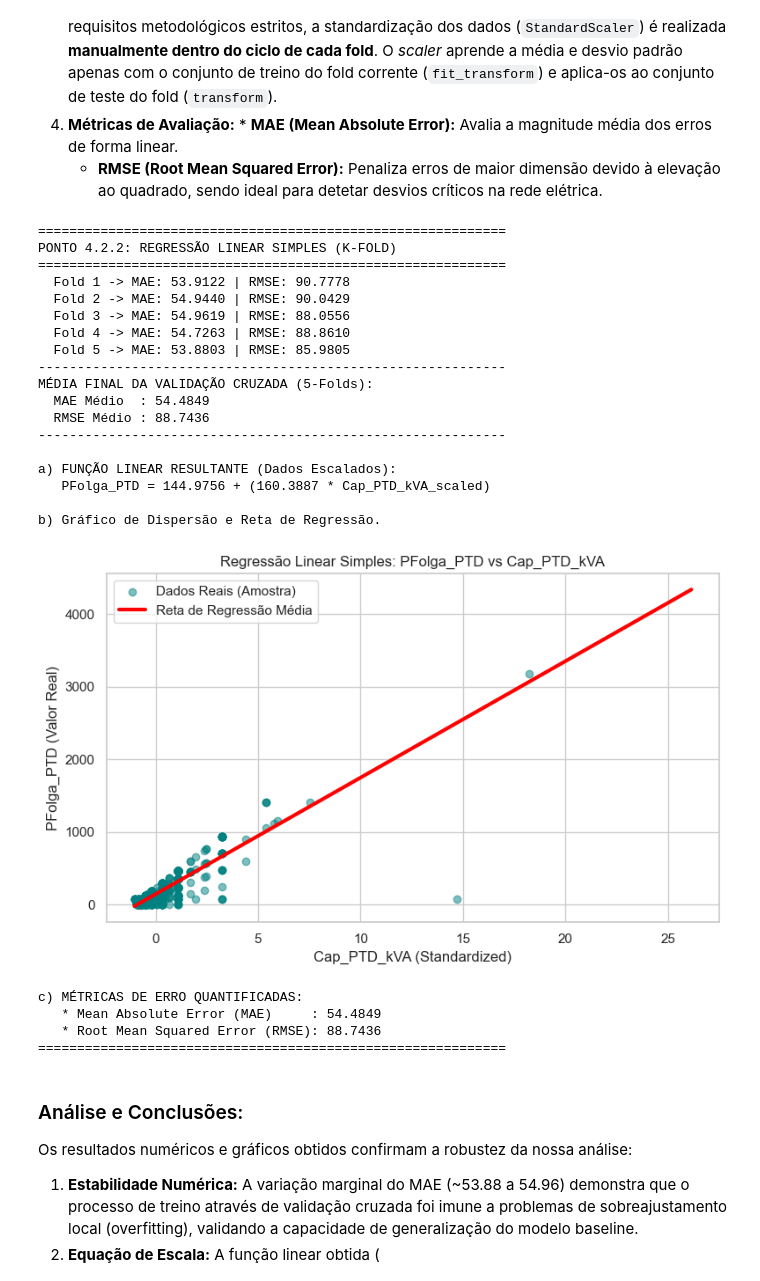
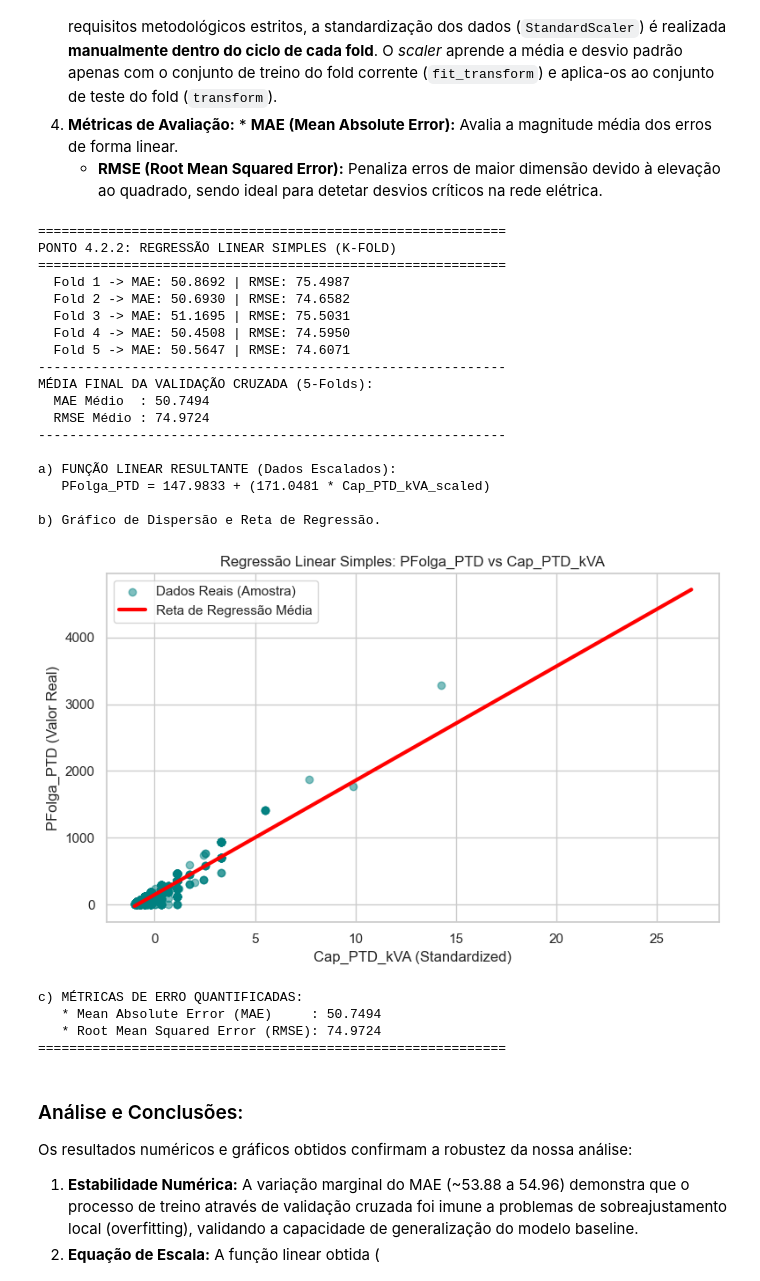
Before and after one commit to regina1230726/ANADI_TPA_3DI_1230726_1231003_1230620, a Jupyter notebook: codigo2.ipynb, the cells around one changed output. Saved outputs shown, nothing was run; the diff lists cells and outputs as text; code cells hidden in the pictures.

```diff
--- a/codigo2.ipynb
+++ b/codigo2.ipynb
@@ -546,8 +611,8 @@ print("=" * 60)
 variavel_explicativa = 'Cap_PTD_kVA'
 
 # Proteção contra nulos locais para garantir que as matrizes não quebram no KFold
-X_simple = df[[variavel_explicativa]].fillna(df[variavel_explicativa].median()).values
-y_simple = df['PFolga_PTD'].fillna(df['PFolga_PTD'].median()).values
+X_simple = df_processed[[variavel_explicativa]].values
+y_simple = df_processed["PFolga_PTD"].values
 
 # 2. Configuração do K-Fold (k=5)
 k = 5
@@ -616,45 +681,45 @@ sample_idx = np.random.choice(len(X_scaled_vis), min(2000, len(X_scaled_vis)), r
 plt.scatter(X_scaled_vis[sample_idx], y_simple[sample_idx], alpha=0.5, color='teal', label='Dados Reais (Amostra)')
 
 # Projeção da reta média obtida pelos coeficientes validados
 X_line = np.linspace(X_scaled_vis.min(), X_scaled_vis.max(), 100)
 y_line = final_intercept + final_coef * X_line
 plt.plot(X_line, y_line, color='red', linewidth=3, label='Reta de Regressão Média')
 
 plt.title(f'Regressão Linear Simples: PFolga_PTD vs {variavel_explicativa}')
 plt.xlabel(f'{variavel_explicativa} (Standardized)')
 plt.ylabel('PFolga_PTD (Valor Real)')
 plt.legend()
 plt.tight_layout()
 plt.show()
 
 # alínea c) Exibição explícita dos erros pedidos
 print("\nc) MÉTRICAS DE ERRO QUANTIFICADAS:")
 print(f"   * Mean Absolute Error (MAE)     : {final_mae:.4f}")
 print(f"   * Root Mean Squared Error (RMSE): {final_rmse:.4f}")
 print("=" * 60)
 # %% [output]
 ============================================================
 PONTO 4.2.2: REGRESSÃO LINEAR SIMPLES (K-FOLD)
 ============================================================
-  Fold 1 -> MAE: 53.9122 | RMSE: 90.7778
-  Fold 2 -> MAE: 54.9440 | RMSE: 90.0429
-  Fold 3 -> MAE: 54.9619 | RMSE: 88.0556
-  Fold 4 -> MAE: 54.7263 | RMSE: 88.8610
-  Fold 5 -> MAE: 53.8803 | RMSE: 85.9805
+  Fold 1 -> MAE: 50.8692 | RMSE: 75.4987
+  Fold 2 -> MAE: 50.6930 | RMSE: 74.6582
+  Fold 3 -> MAE: 51.1695 | RMSE: 75.5031
+  Fold 4 -> MAE: 50.4508 | RMSE: 74.5950
+  Fold 5 -> MAE: 50.5647 | RMSE: 74.6071
 ------------------------------------------------------------
 MÉDIA FINAL DA VALIDAÇÃO CRUZADA (5-Folds):
-  MAE Médio  : 54.4849
-  RMSE Médio : 88.7436
+  MAE Médio  : 50.7494
+  RMSE Médio : 74.9724
 ------------------------------------------------------------
 
 a) FUNÇÃO LINEAR RESULTANTE (Dados Escalados):
-   PFolga_PTD = 144.9756 + (160.3887 * Cap_PTD_kVA_scaled)
+   PFolga_PTD = 147.9833 + (171.0481 * Cap_PTD_kVA_scaled)
 
 b) Gráfico de Dispersão e Reta de Regressão.
-[figure, old version]
+[figure, new version]
 c) MÉTRICAS DE ERRO QUANTIFICADAS:
-   * Mean Absolute Error (MAE)     : 54.4849
-   * Root Mean Squared Error (RMSE): 88.7436
+   * Mean Absolute Error (MAE)     : 50.7494
+   * Root Mean Squared Error (RMSE): 74.9724
 ============================================================
 # %% [markdown]
 ### Análise e Conclusões:
```
Also changed, not shown: parts of 21 cells of this notebook, 1 other file.
